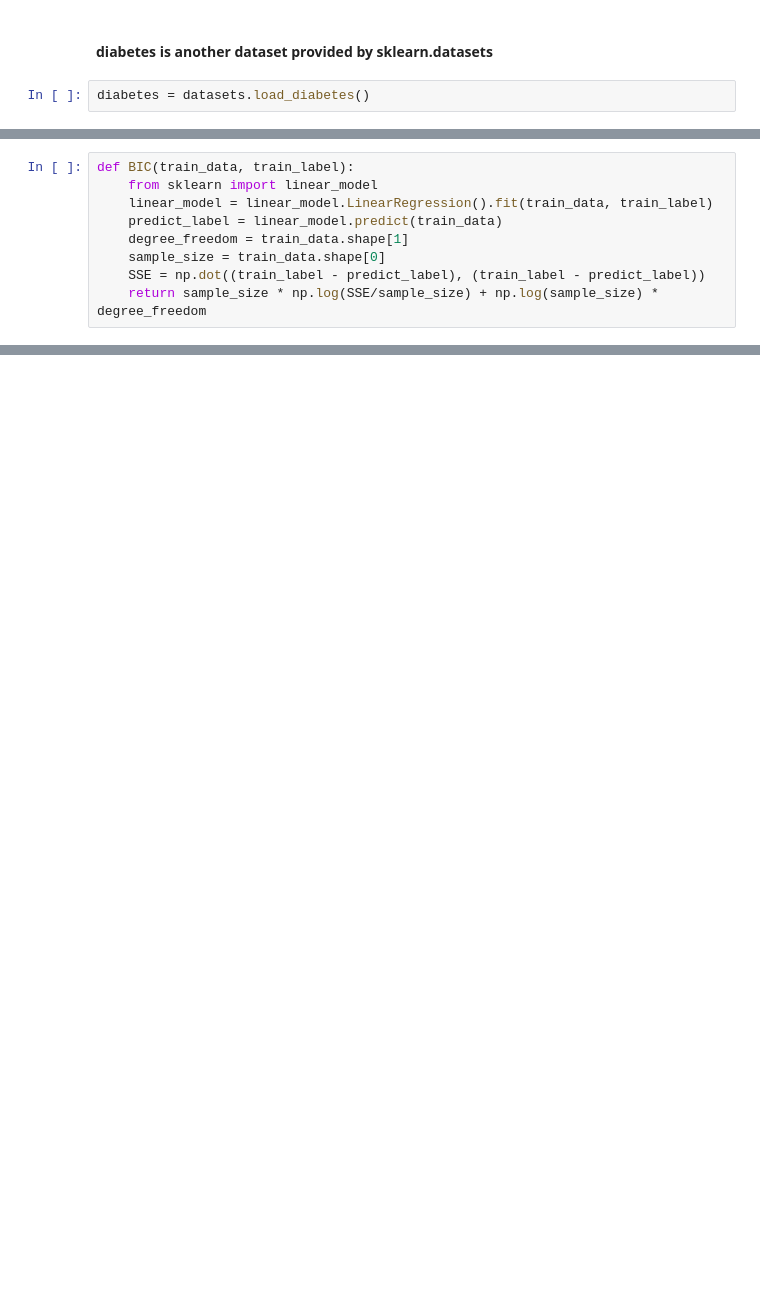
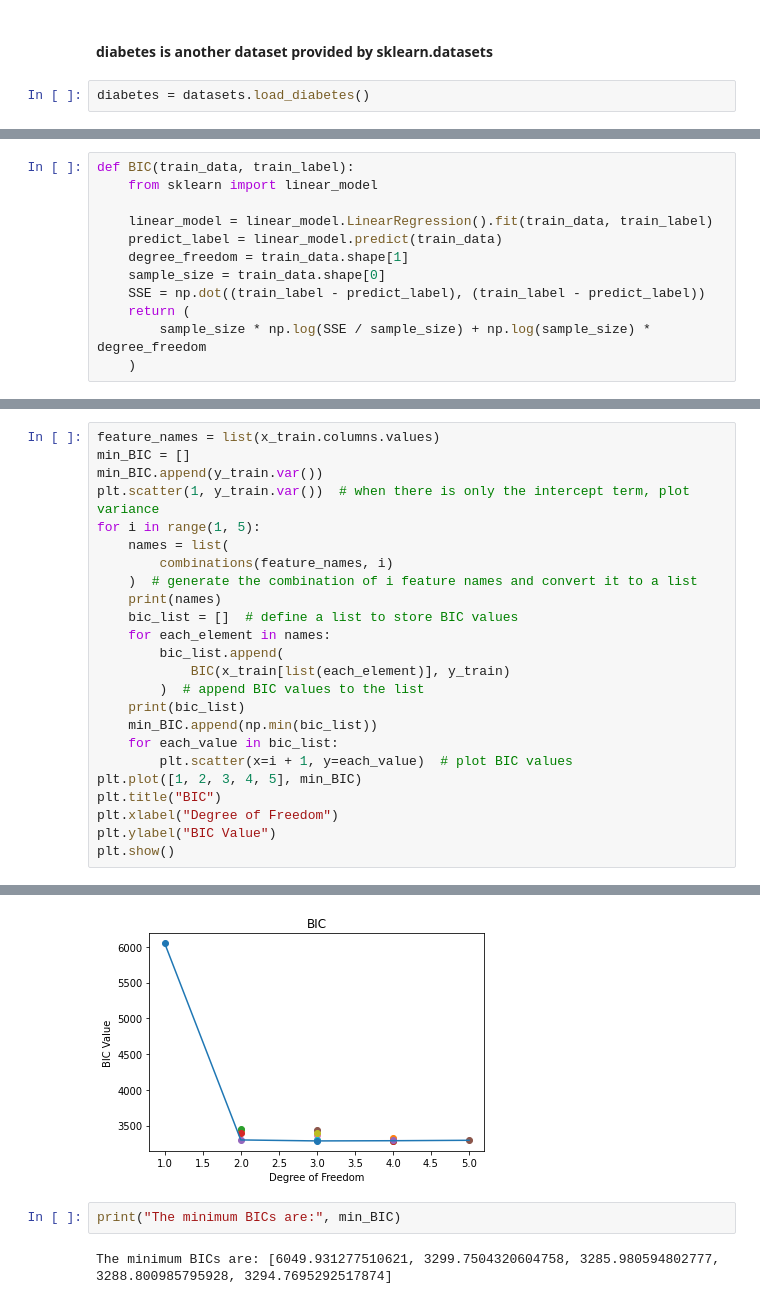
Before and after one commit to CieranW/SIE433, a Jupyter notebook: hw3/Model-Selection.ipynb, the cells around one changed output, grey strips where cells are left out. Cells and saved outputs as stored; diff of their text form; blank space fills up the shorter version.

```diff
--- a/hw3/Model-Selection.ipynb
+++ b/hw3/Model-Selection.ipynb
@@ -75,9 +36,0 @@ def AIC(train_data, train_label):
-# %%
-def BIC(train_data, train_label):
-    from sklearn import linear_model
-    linear_model = linear_model.LinearRegression().fit(train_data, train_label)
-    predict_label = linear_model.predict(train_data)
-    degree_freedom = train_data.shape[1]
-    sample_size = train_data.shape[0]
-    SSE = np.dot((train_label - predict_label), (train_label - predict_label))
-    return sample_size * np.log(SSE/sample_size) + np.log(sample_size) * degree_freedom
@@ -258,0 +105,12 @@ print('R^2: %.2f' % pr.score(x_poly, y_train))
+# %%
+def BIC(train_data, train_label):
+    from sklearn import linear_model
+
+    linear_model = linear_model.LinearRegression().fit(train_data, train_label)
+    predict_label = linear_model.predict(train_data)
+    degree_freedom = train_data.shape[1]
+    sample_size = train_data.shape[0]
+    SSE = np.dot((train_label - predict_label), (train_label - predict_label))
+    return (
+        sample_size * np.log(SSE / sample_size) + np.log(sample_size) * degree_freedom
+    )
@@ -258,0 +156,25 @@ print('R^2: %.2f' % pr.score(x_poly, y_train))
+# %%
+feature_names = list(x_train.columns.values)
+min_BIC = []
+min_BIC.append(y_train.var())
+plt.scatter(1, y_train.var())  # when there is only the intercept term, plot variance
+for i in range(1, 5):
+    names = list(
+        combinations(feature_names, i)
+    )  # generate the combination of i feature names and convert it to a list
+    print(names)
+    bic_list = []  # define a list to store BIC values
+    for each_element in names:
+        bic_list.append(
+            BIC(x_train[list(each_element)], y_train)
+        )  # append BIC values to the list
+    print(bic_list)
+    min_BIC.append(np.min(bic_list))
+    for each_value in bic_list:
+        plt.scatter(x=i + 1, y=each_value)  # plot BIC values
+plt.plot([1, 2, 3, 4, 5], min_BIC)
+plt.title("BIC")
+plt.xlabel("Degree of Freedom")
+plt.ylabel("BIC Value")
+plt.show()
+# %% [output]
@@ -258,0 +189,5 @@ print('R^2: %.2f' % pr.score(x_poly, y_train))
+[figure, added]
+# %%
+print("The minimum BICs are:", min_BIC)
+# %% [output]
+The minimum BICs are: [6049.931277510621, 3299.7504320604758, 3285.980594802777, 3288.800985795928, 3294.7695292517874]
```
Also changed, not shown: parts of 36 cells of this notebook, 1 other file.
